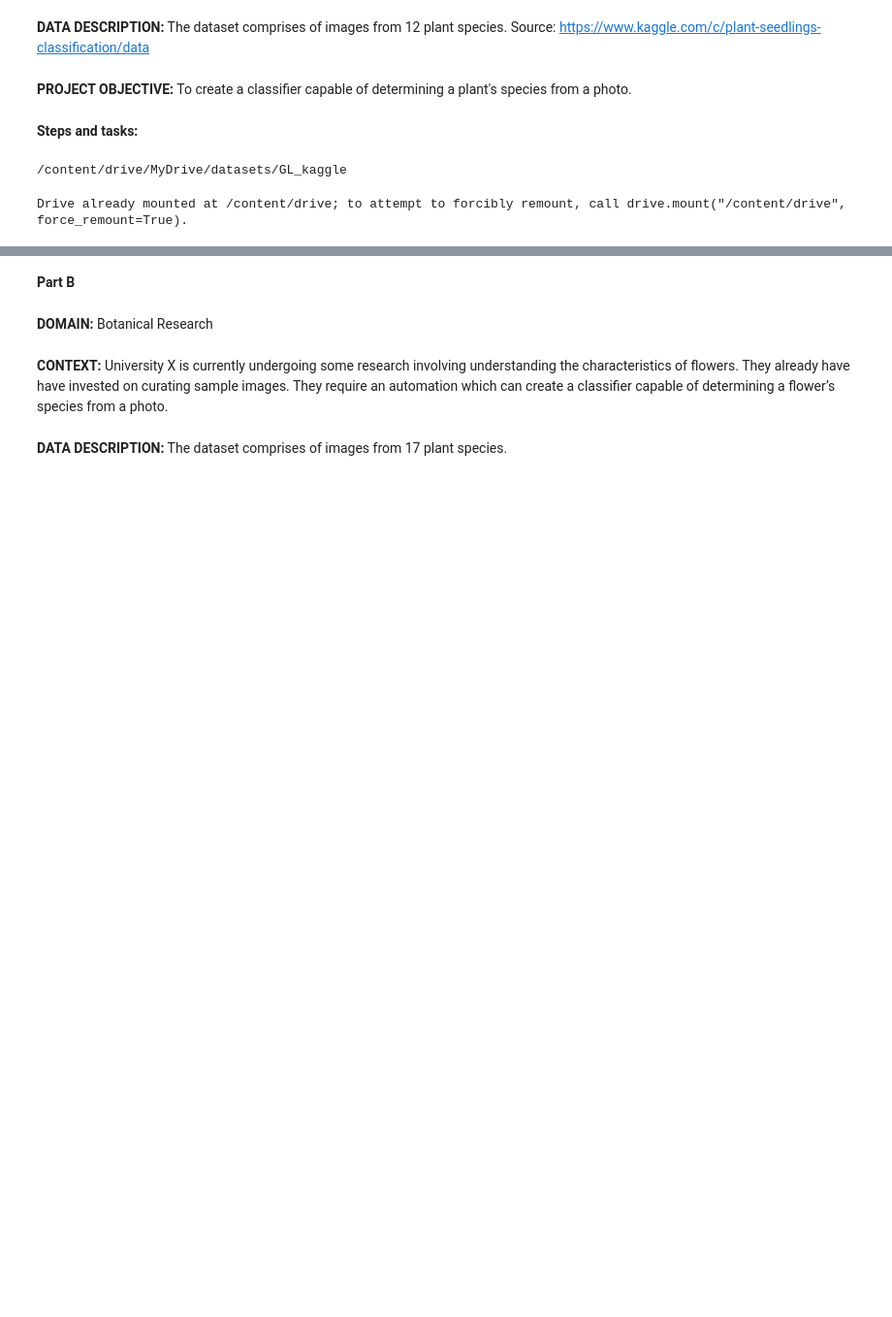
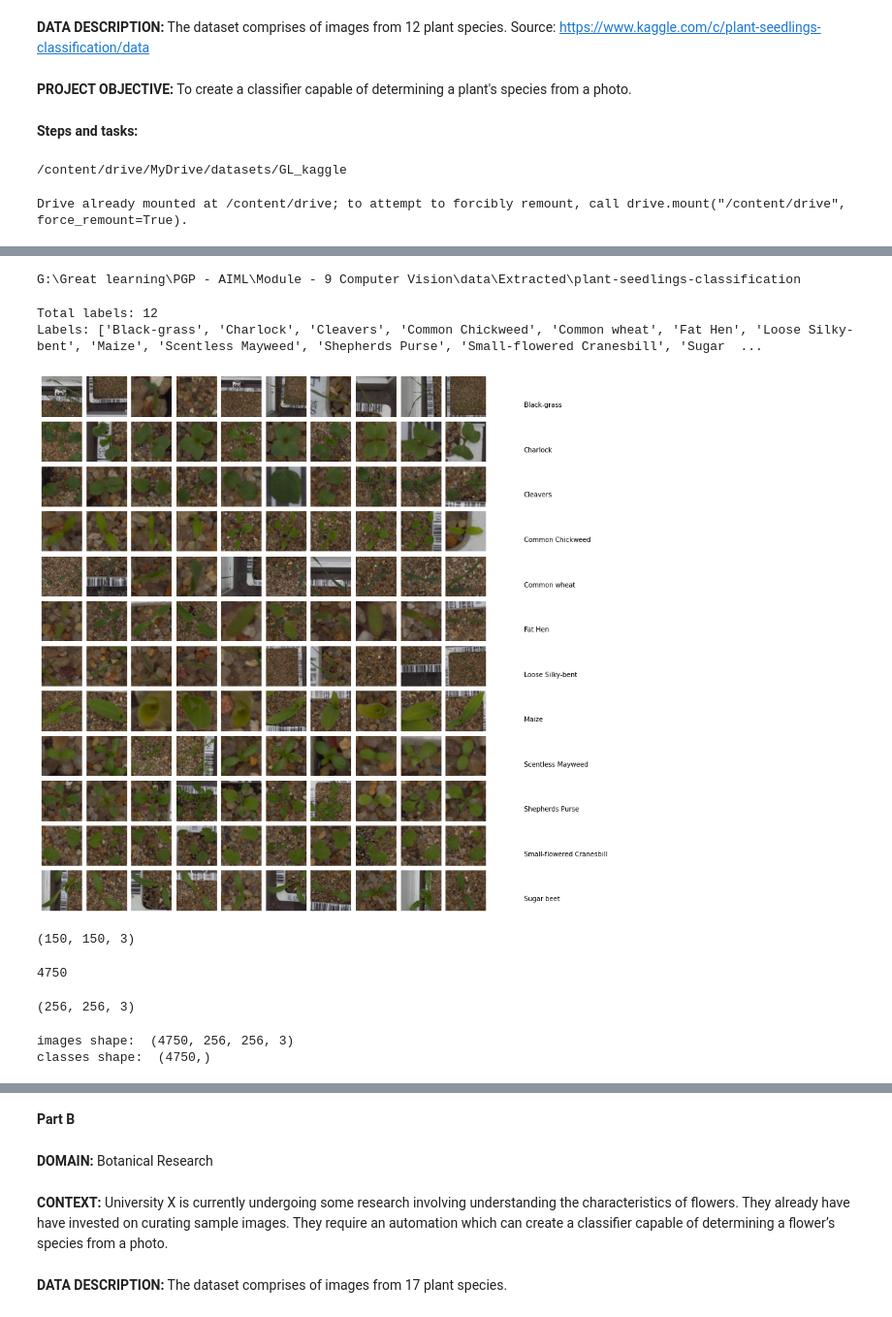
Before and after one commit to dhirajwagh1612/dhirajwagh1612, a Jupyter notebook: Computer_Vision_GL_Project.ipynb, the cells around one changed output, grey strips where cells are left out. Shown at 97% size. Cells and saved outputs as stored; diff of their text form; code cells hidden in the pictures; blank space fills up the shorter version.

```diff
--- a/Computer_Vision_GL_Project.ipynb
+++ b/Computer_Vision_GL_Project.ipynb
@@ -85,2 +45,0 @@ val_gen = idg.flow_from_directory('/content/temp_train/plant-seedlings-classific
-# %%
-x,y = next(train_gen)
@@ -214,0 +46,43 @@ print(prediction)
+# %%
+cd "G:\Great learning\PGP - AIML\Module - 9 Computer Vision\data\Extracted\plant-seedlings-classification"
+# %% [output]
+G:\Great learning\PGP - AIML\Module - 9 Computer Vision\data\Extracted\plant-seedlings-classification
+# %%
+paths = glob.glob("train/*")
+label_names = [os.path.split(x)[-1] for x in paths]
+
+print("Total labels: {}".format(len(label_names)))
+print("Labels: {}".format(label_names))
+# %% [output]
+Total labels: 12
+Labels: ['Black-grass', 'Charlock', 'Cleavers', 'Common Chickweed', 'Common wheat', 'Fat Hen', 'Loose Silky-bent', 'Maize', 'Scentless Mayweed', 'Shepherds Purse', 'Small-flowered Cranesbill', 'Sugar  ...
+# %%
+fig = plt.figure(1, (20, 15))
+grid = ImageGrid(fig, 111, nrows_ncols=(12, 10), axes_pad=0.1)
+
+n_img_class = []
+counter = 0
+for idx, label in enumerate(label_names):
+    paths = glob.glob(os.path.join("train", label, "*.png"))
+    n_img_class.append([label, len(paths)])
+    perm = np.random.choice(len(paths), size=10)
+
+    title = True
+    for ii in perm:
+        ax = grid[counter]
+        if title:
+            ax.text(1800, 105, label, verticalalignment="center")
+            title = False
+        img = cv2.imread(paths[ii])
+        img = cv2.resize(img, (150, 150))
+        ax.axis("off")
+        ax.imshow(cv2.cvtColor(img, cv2.COLOR_BGR2RGB))
+        counter += 1
+
+plt.show()
+# %% [output]
+[figure, added]
+# %%
+img.shape
+# %% [output]
+(150, 150, 3)
@@ -214,0 +108,4 @@ print(prediction)
+# %%
+len(images)
+# %% [output]
+4750
@@ -214,0 +123,13 @@ print(prediction)
+# %%
+images[0].shape
+# %% [output]
+(256, 256, 3)
+# %%
+#see number of images in each label
+images = np.array(images)
+classes = np.array(classes)
+print("images shape: ", images.shape)
+print("classes shape: ", classes.shape)
+# %% [output]
+images shape:  (4750, 256, 256, 3)
+classes shape:  (4750,)
```
Also changed, not shown: parts of 49 cells of this notebook.
